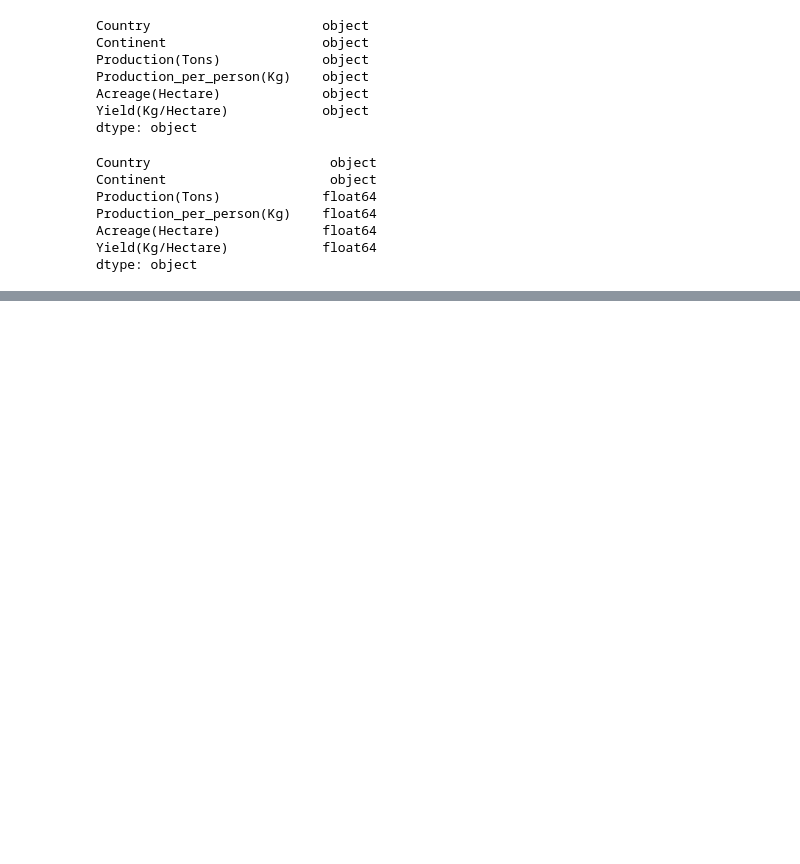
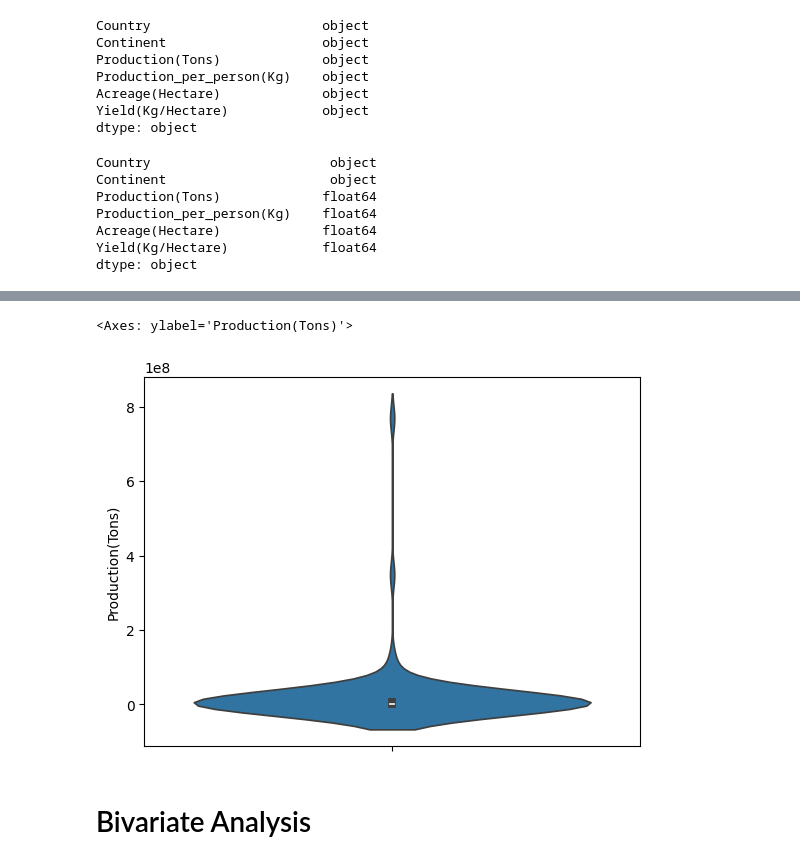
Before and after one commit to vishwajeet02/Projects, a Jupyter notebook: EDA/SugarCane_Production_Project/File_EDA1.ipynb, the cells around one changed output, grey strips where cells are left out. Saved outputs shown, nothing was run; the diff lists cells and outputs as text; code cells hidden in the pictures; blank space fills up the shorter version.

Commit message:
Work on BIvarialte Analysis Started

```diff
--- a/EDA/SugarCane_Production_Project/File_EDA1.ipynb
+++ b/EDA/SugarCane_Production_Project/File_EDA1.ipynb
@@ -131,0 +243,7 @@ dtype: object
+# %%
+sns.violinplot(df["Production(Tons)"])
+# %% [output]
+<Axes: ylabel='Production(Tons)'>
+[figure, added]
+# %% [markdown]
+# Bivariate Analysis
```
Also changed, not shown: parts of 15 cells of this notebook.
